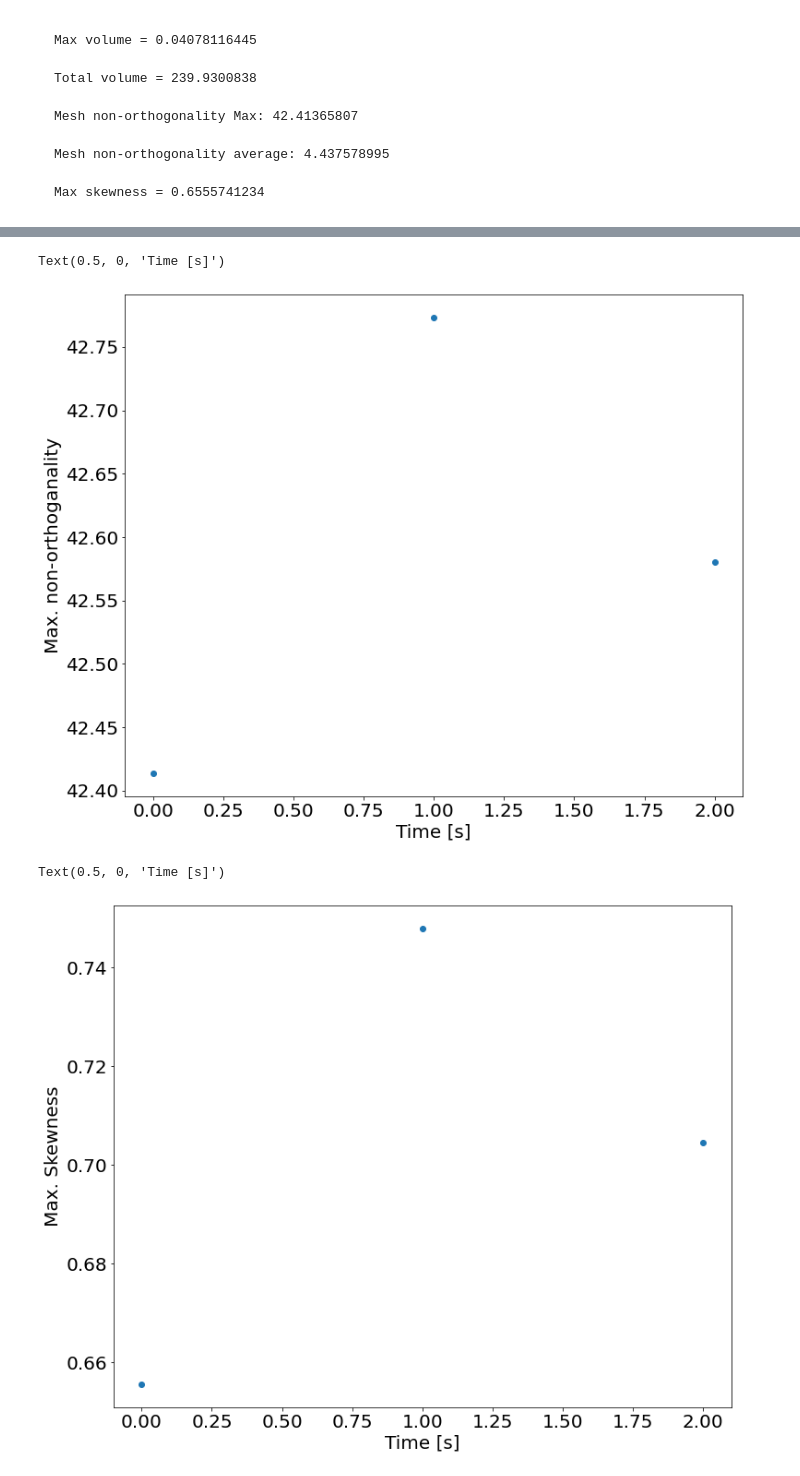
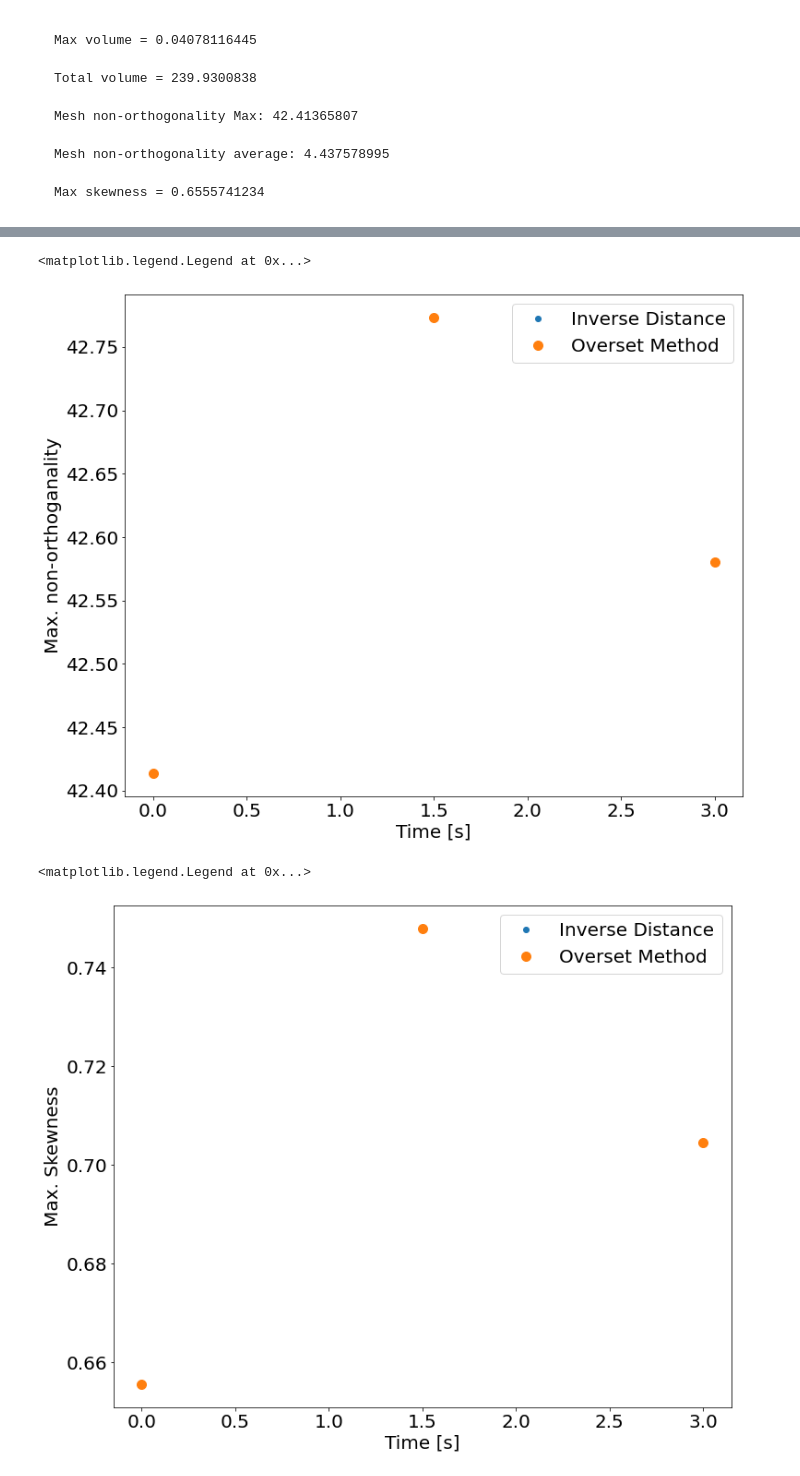
Before and after one commit to michaelcoe/Ika-Flow, a Jupyter notebook: OpenFOAM/postProcessing/dynamicMeshProcess.ipynb, the cells around one changed output, grey strips where cells are left out. Drawn from its saved outputs; the diff is of its cells as text; code cells hidden in the pictures.

Commit message:
more post-processing functions

```diff
--- a/OpenFOAM/postProcessing/dynamicMeshProcess.ipynb
+++ b/OpenFOAM/postProcessing/dynamicMeshProcess.ipynb
@@ -89,3 +76,18 @@ mesh_df.head()
+# %%
+aspect_ratio_inverse, min_faceArea_inverse, max_faceArea_inverse, min_volume_inverse, max_volume_inverse, total_volume_inverse, nonOrg_max_inverse, nonOrg_avg_inverse, skewness_inverse = process_single_file(data_files)
+
+time_inverse = np.linspace(0, 3, len(aspect_ratio_inverse))
+
+aspect_ratio_overset, min_faceArea_overset, max_faceArea_overset, min_volume_overset, max_volume_overset, total_volume_overset, nonOrg_max_overset, nonOrg_avg_overset, skewness_overset = process_single_file(data_files)
+
+time_overset = np.linspace(0, 3, len(aspect_ratio_overset))
+
+inverse_data = {'Time':time_inverse, 'Aspect Ratio':aspect_ratio_inverse, 'Min Face Area':min_faceArea_inverse, 'Max Face Area':max_faceArea_inverse, 'Min Volume':min_volume_inverse, 'Max Volume':max_volume_inverse, 'Total Volume':total_volume_inverse, 'Max NO':nonOrg_max_inverse, 'Avg NO':nonOrg_avg_inverse, 'Skewness':skewness_inverse}
+
+overset_data = {'Time':time_overset, 'Aspect Ratio':aspect_ratio_overset, 'Min Face Area':min_faceArea_overset, 'Max Face Area':max_faceArea_overset, 'Min Volume':min_volume_overset, 'Max Volume':max_volume_overset, 'Total Volume':total_volume_overset, 'Max NO':nonOrg_max_overset, 'Avg NO':nonOrg_avg_overset, 'Skewness':skewness_overset}
+
+mesh_df_inverse = pd.DataFrame(inverse_data)
+mesh_df_overset = pd.DataFrame(overset_data)
 # %%
 plt.rcParams.update({'font.size':20})
 fig1, ax1 = plt.subplots(figsize=(12,10))
@@ -98,16 +102,20 @@ Text(0.5, 0, 'Time [s]')
 # %%
 fig2, ax2 = plt.subplots(figsize=(12,10))
-ax2.plot(mesh_df['Max NO'], 'o')
+ax2.plot(mesh_df_inverse['Time'], mesh_df_inverse['Max NO'], 'o', label='Inverse Distance')
+ax2.plot(mesh_df_overset['Time'], mesh_df_overset['Max NO'], 'o', label='Overset Method', ms=10)
 ax2.set_ylabel('Max. non-orthoganality')
 ax2.set_xlabel('Time [s]')
+ax2.legend()
 # %% [output]
-Text(0.5, 0, 'Time [s]')
+<matplotlib.legend.Legend at 0x...>
-[figure, old version]
+[figure, new version]
 # %%
 fig3, ax3 = plt.subplots(figsize=(12,10))
-ax3.plot(mesh_df['Skewness'], 'o')
+ax3.plot(mesh_df_inverse['Time'], mesh_df_inverse['Skewness'], 'o', label='Inverse Distance')
+ax3.plot(mesh_df_inverse['Time'], mesh_df_overset['Skewness'], 'o', label='Overset Method', ms=10)
 ax3.set_ylabel('Max. Skewness')
 ax3.set_xlabel('Time [s]')
+ax3.legend()
 # %% [output]
-Text(0.5, 0, 'Time [s]')
+<matplotlib.legend.Legend at 0x...>
-[figure, old version]
+[figure, new version]
```
Also changed, not shown: parts of 4 cells of this notebook.
